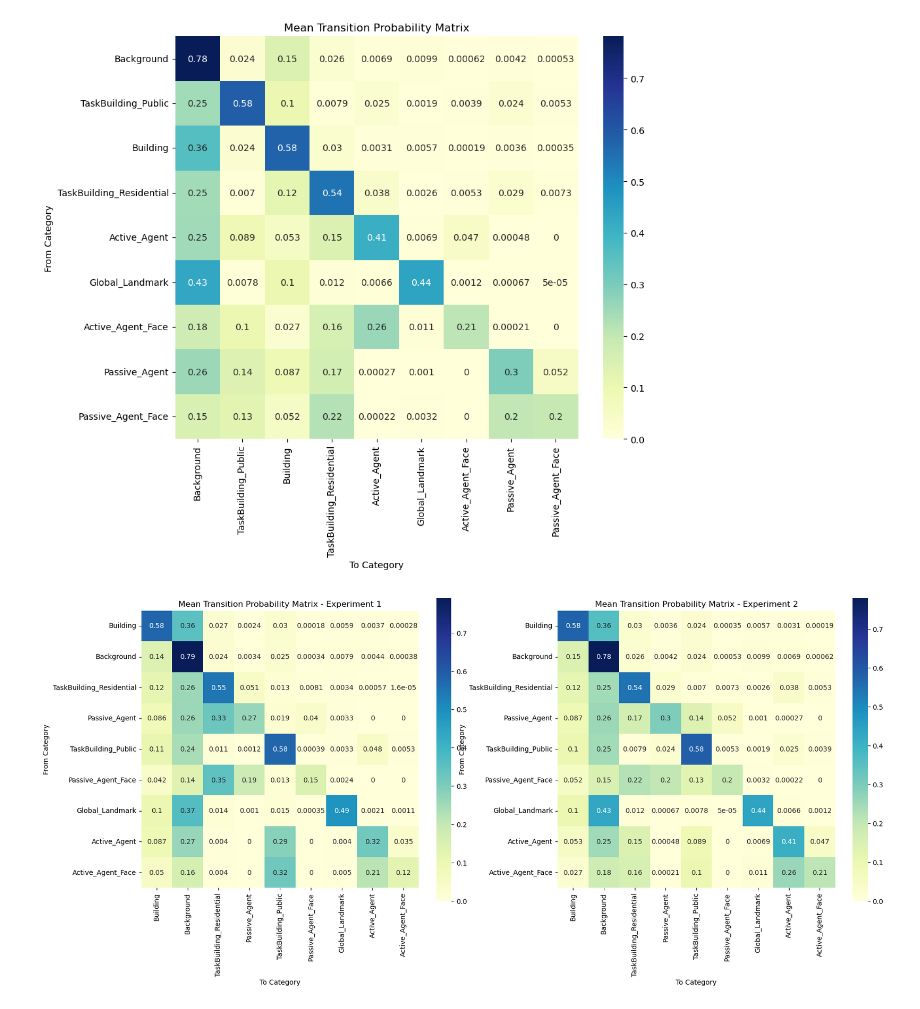
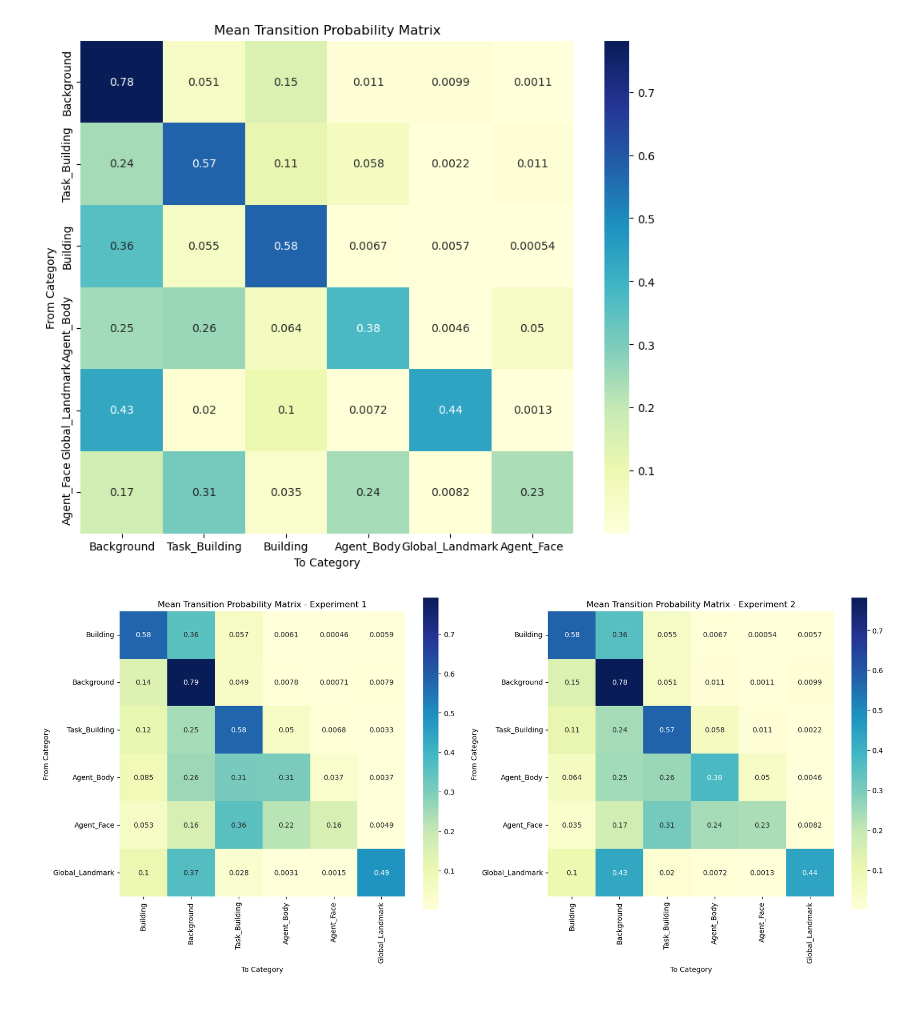
Before and after one commit to tracysanchez/Human_Agents_Impact_Nav, a Jupyter notebook: Exp2/Entropy/01_Transition_Proportions_Visualization.ipynb, the cells around one changed output. Cells and saved outputs as stored; diff of their text form; code cells hidden in the pictures.

```diff
--- a/Exp2/Entropy/01_Transition_Proportions_Visualization.ipynb
+++ b/Exp2/Entropy/01_Transition_Proportions_Visualization.ipynb
@@ -6,7 +6,7 @@ import glob
 import os
 # %%
 # Path where matrices are saved
-save_matrix_path = "/Volumes/TwoTeras/1_Experiment_2/Entropy_Results/Matrices/"
+save_matrix_path = "/Volumes/TwoTeras/1_Experiment_2/Entropy_Results/Matrices/Reduced/"
 
 # Load all transition matrix CSV files in the directory
 matrix_files = glob.glob(os.path.join(save_matrix_path, "*.csv"))
@@ -26,34 +26,34 @@ for file in matrix_files:
 
         # Normalize each row to ensure rows sum to 1
         df = df.div(df.sum(axis=1), axis=0).fillna(0)
         normalized_matrices.append(df)
 
     except Exception as e:
         print(f"Error processing {file}: {e}")
 
 # Ensure all matrices have the same structure as the first matrix
 reference_matrix = normalized_matrices[0]
 for i, matrix in enumerate(normalized_matrices):
     normalized_matrices[i] = matrix.reindex_like(reference_matrix).fillna(0)
 
 # Check consistency in matrix shapes
 consistent_shape = all(matrix.shape == reference_matrix.shape for matrix in normalized_matrices)
 if not consistent_shape:
     raise ValueError("Inconsistent matrix shapes detected after reindexing. Verify the input data.")
 
 # Calculate the mean of all normalized matrices
 mean_matrix = sum(normalized_matrices) / len(normalized_matrices)
 
 # Plot the heatmap of the mean matrix
 plt.figure(figsize=(10, 8))
 sns.heatmap(mean_matrix, annot=True, cmap="YlGnBu", cbar=True, square=True,
             xticklabels=mean_matrix.columns, yticklabels=mean_matrix.index)
 plt.title('Mean Transition Probability Matrix')
 plt.xlabel('To Category')
 plt.ylabel('From Category')
 plt.show()
 # %% [output]
-[figure, old version]
+[figure, new version]
 # %%
 def calculate_mean_matrix(path, reference_index=None):
     # Load all transition matrix CSV files in the directory
@@ -88,8 +88,8 @@ def calculate_mean_matrix(path, reference_index=None):
     return mean_matrix
 
 # Paths for each experiment
-path_exp1 = "/Volumes/TwoTeras/0_Experiment_1/Entropy_Results/Matrices/"
-path_exp2 = "/Volumes/TwoTeras/1_Experiment_2/Entropy_Results/Matrices/"
+path_exp1 = "/Volumes/TwoTeras/0_Experiment_1/Entropy_Results/Matrices/Reduced/"
+path_exp2 = "/Volumes/TwoTeras/1_Experiment_2/Entropy_Results/Matrices/Reduced/"
 
 # Calculate mean matrices for each experiment, using a fixed category order based on Experiment 1
 mean_matrix_exp1 = calculate_mean_matrix(path_exp1)
@@ -115,7 +115,7 @@ if mean_matrix_exp1 is not None:
 else:
     print("Mean matrix calculation for Experiment 1 failed due to missing files.")
 # %% [output]
-[figure, old version]
+[figure, new version]
 # %%
 import pandas as pd
 import seaborn as sns
```
Also changed, not shown: parts of 1 cell of this notebook, 5 other files.
